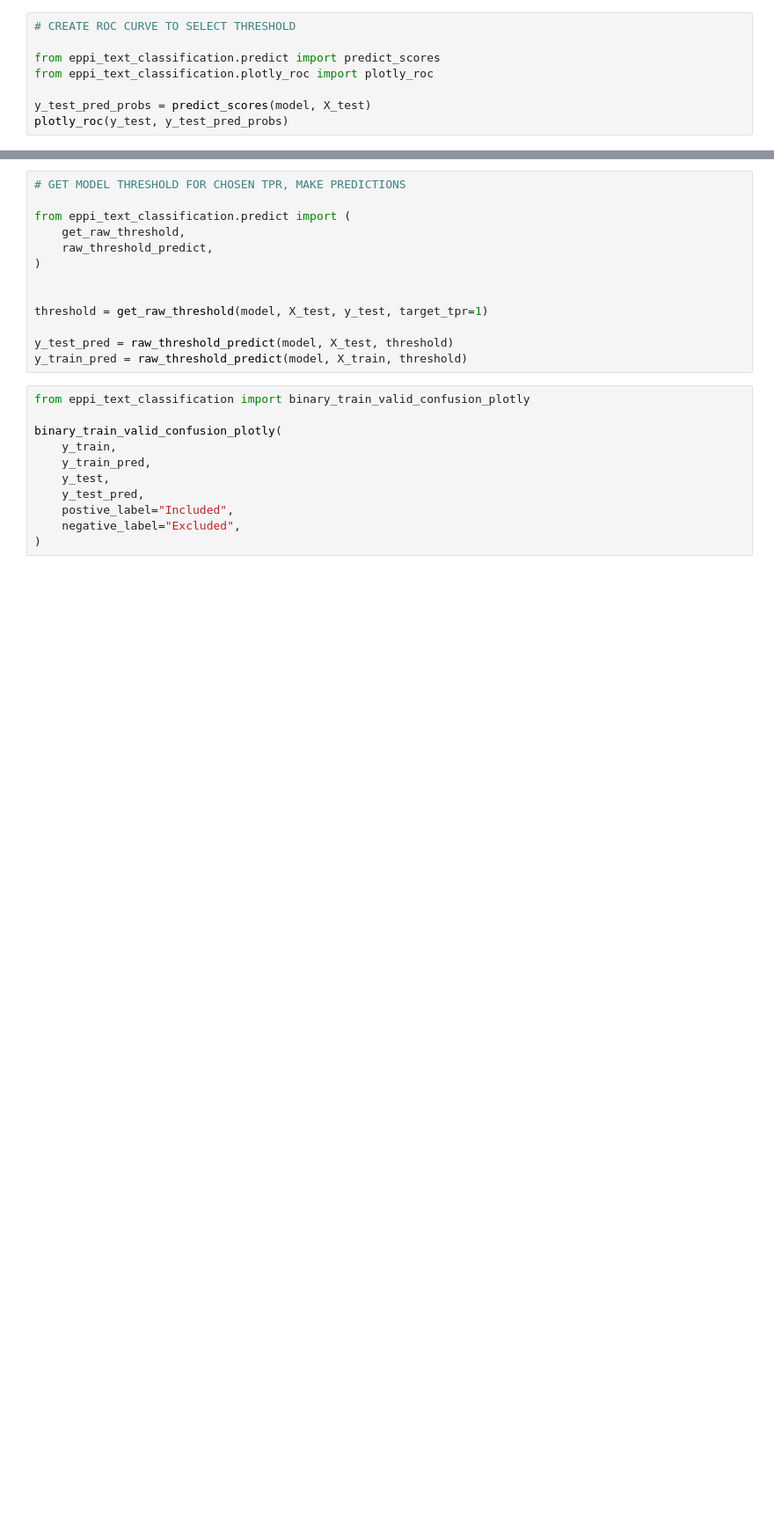
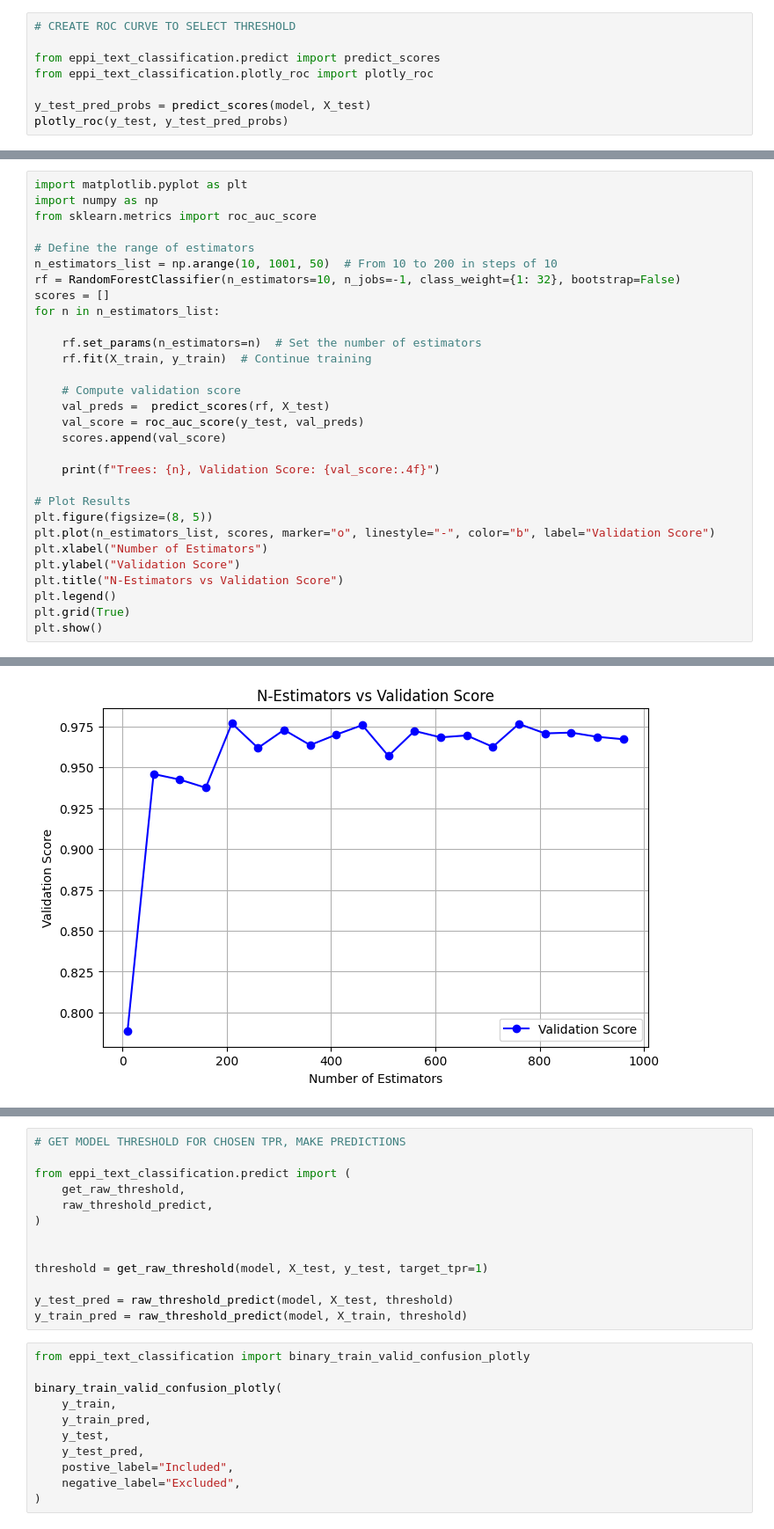
Before and after one commit to samjmolyneux/eppi-text-classification, a Jupyter notebook: notebooks/random_forest/random_forest_binary.ipynb, the cells around one changed output, grey strips where cells are left out. Shown at 88% size. Cells and saved outputs as stored; diff of their text form; blank space fills up the shorter version.

```diff
--- a/notebooks/random_forest/random_forest_binary.ipynb
+++ b/notebooks/random_forest/random_forest_binary.ipynb
@@ -78,0 +119,31 @@ plotly_roc(y_test, y_test_pred_probs)
+# %%
+import matplotlib.pyplot as plt
+import numpy as np
+from sklearn.metrics import roc_auc_score
+
+# Define the range of estimators
+n_estimators_list = np.arange(10, 1001, 50)  # From 10 to 200 in steps of 10
+rf = RandomForestClassifier(n_estimators=10, n_jobs=-1, class_weight={1: 32}, bootstrap=False)
+scores = []
+for n in n_estimators_list:
+
+    rf.set_params(n_estimators=n)  # Set the number of estimators
+    rf.fit(X_train, y_train)  # Continue training
+
+    # Compute validation score
+    val_preds =  predict_scores(rf, X_test)
+    val_score = roc_auc_score(y_test, val_preds)
+    scores.append(val_score)
+
+    print(f"Trees: {n}, Validation Score: {val_score:.4f}")
+
+# Plot Results
+plt.figure(figsize=(8, 5))
+plt.plot(n_estimators_list, scores, marker="o", linestyle="-", color="b", label="Validation Score")
+plt.xlabel("Number of Estimators")
+plt.ylabel("Validation Score")
+plt.title("N-Estimators vs Validation Score")
+plt.legend()
+plt.grid(True)
+plt.show()
+# %% [output]
@@ -78,0 +170 @@ plotly_roc(y_test, y_test_pred_probs)
+[figure, added]
```
Also changed, not shown: parts of 15 cells of this notebook, 7 other files.
